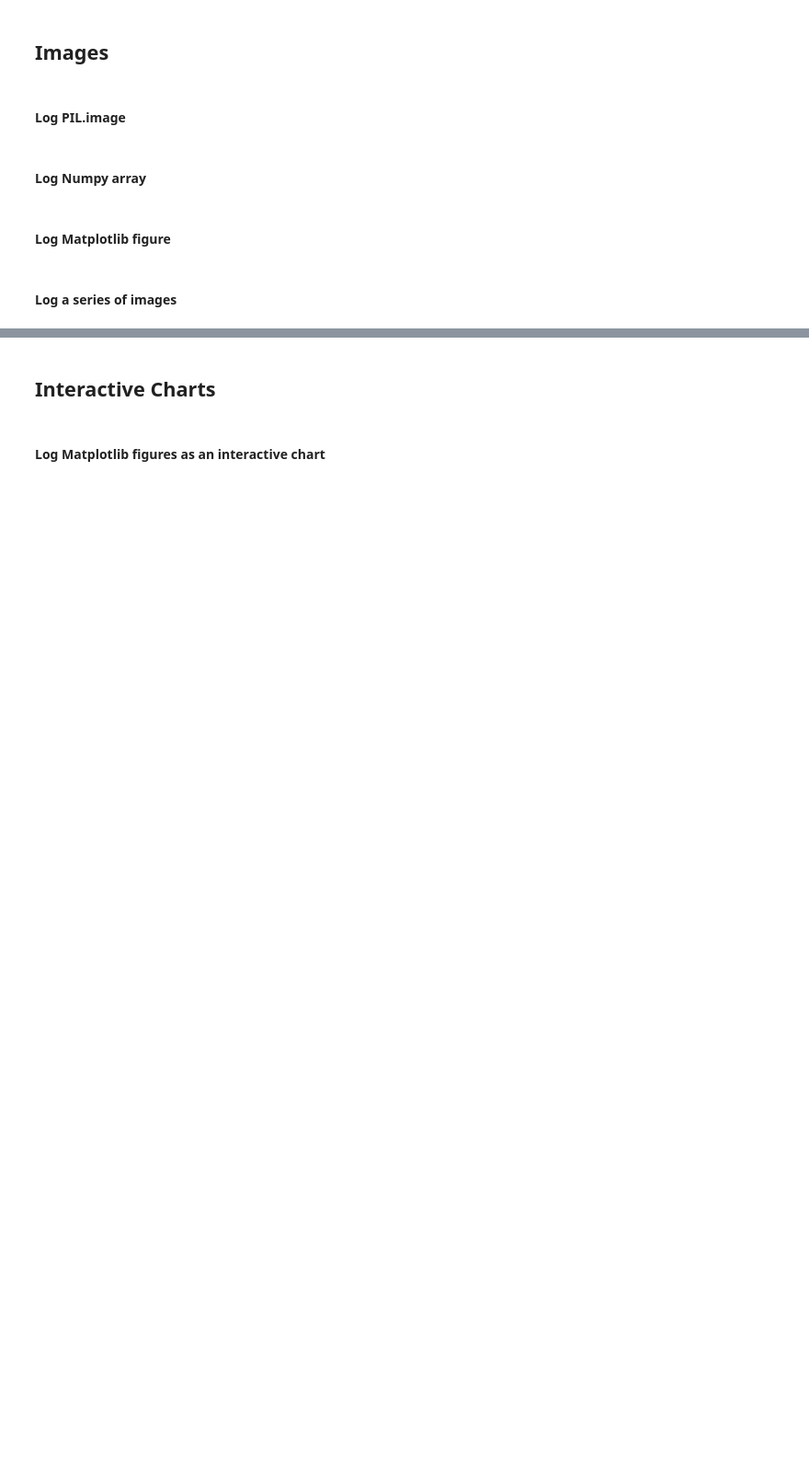
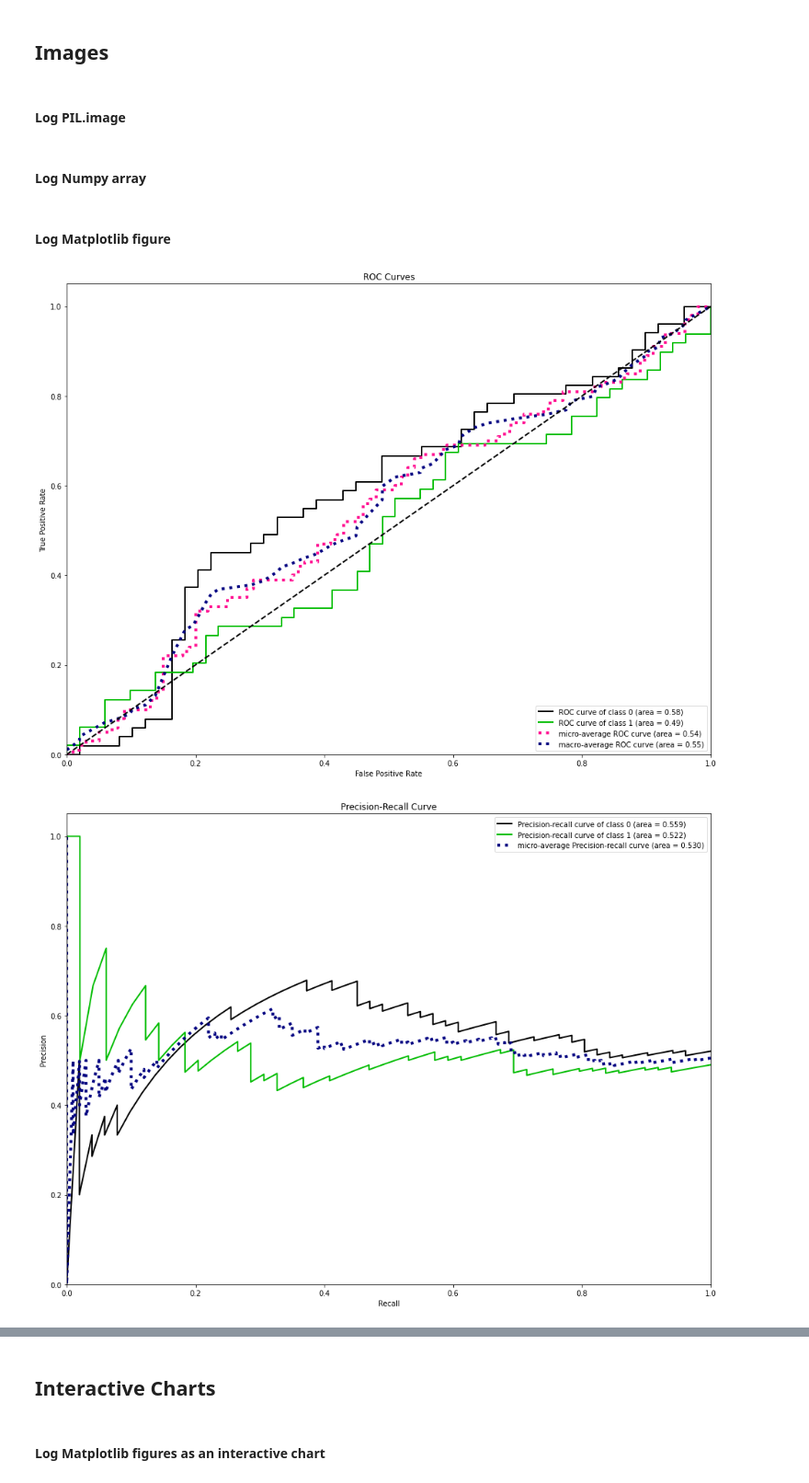
Before and after one commit to neptune-ai/neptune-examples, a Jupyter notebook: logging_snippets.ipynb, the cells around one changed output, grey strips where cells are left out. Shown at 92% size. Saved outputs shown, nothing was run; the diff lists cells and outputs as text; code cells hidden in the pictures; blank space fills up the shorter version.

```diff
--- a/logging_snippets.ipynb
+++ b/logging_snippets.ipynb
@@ -44,4 +95,25 @@ Experiment(STEP-4)
 # %% [markdown]
 #### Log Matplotlib figure
-# %% [markdown]
-#### Log a series of images
+# %%
+import matplotlib.pyplot as plt
+from scikitplot.metrics import plot_roc, plot_precision_recall, plot_lift_curve
+
+plt.rcParams['figure.figsize'] = (16, 12)
+
+y_true = np.random.randint(2, size=100)
+y_pred = np.random.random((100,2))
+
+roc_fig, ax = plt.subplots()
+plot_roc(y_true, y_pred, ax=ax)
+neptune.log_image('performance_charts', roc_fig)
+
+pr_fig, ax = plt.subplots()
+plot_precision_recall(y_true, y_pred, ax=ax)
+neptune.log_image('performance_charts', pr_fig)
+
+lift_fig, ax = plt.subplots()
+plot_lift_curve(y_true, y_pred, ax=ax)
+neptune.log_image('performance_charts', lift_fig)
+# %% [output]
+[figure, added]
+[figure, added]
```
Also changed, not shown: parts of 53 cells of this notebook, 1 other file.
